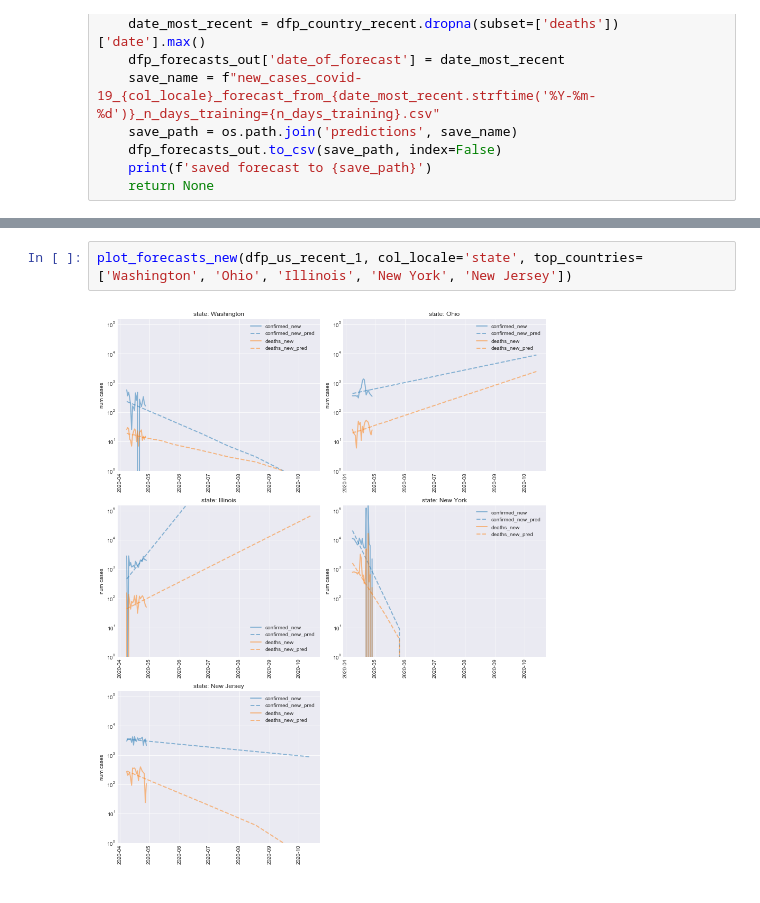
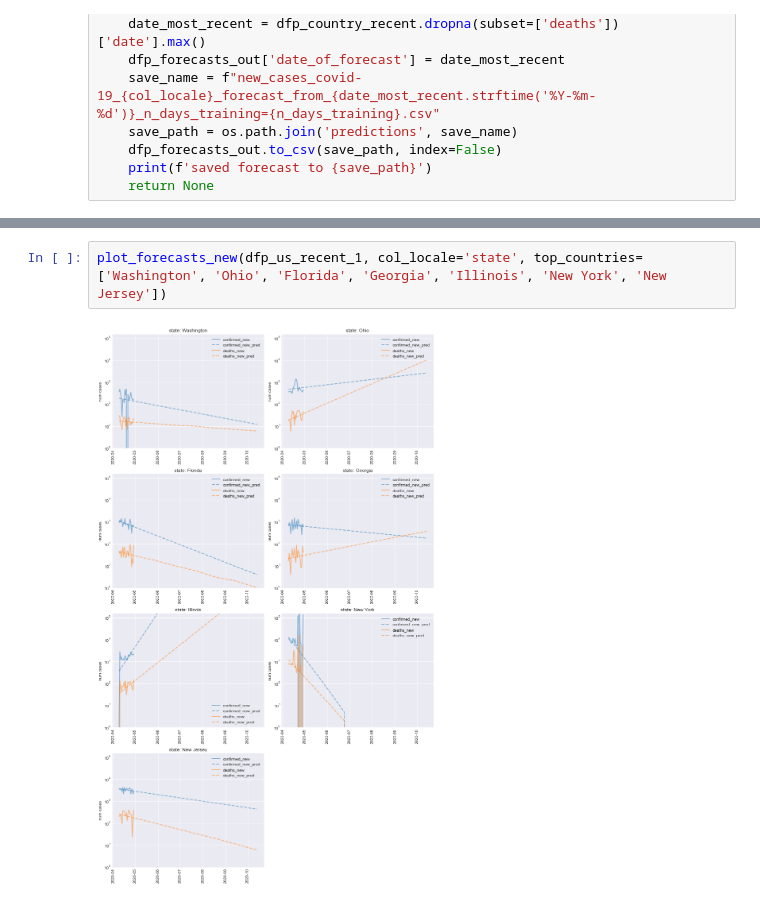
Before and after one commit to tboats/covid-19_analysis, a Jupyter notebook: analysis_covid-19.ipynb, the cells around one changed output, grey strips where cells are left out. Saved outputs shown, nothing was run; the diff lists cells and outputs as text.

```diff
--- a/analysis_covid-19.ipynb
+++ b/analysis_covid-19.ipynb
@@ -1446,7 +1446,7 @@ dfp_us_recent_1, dfp_forecasts_us_out_1 = fit_exp_new(dfp_us_g,
 # %%
-plot_forecasts_new(dfp_us_recent_1, col_locale='state', top_countries=['Washington', 'Ohio', 'Illinois', 'New York', 'New Jersey'])
+plot_forecasts_new(dfp_us_recent_1, col_locale='state', top_countries=['Washington', 'Ohio', 'Florida', 'Georgia', 'Illinois', 'New York', 'New Jersey'])
 # %% [output]
-[figure, old version]
+[figure, new version]
 # %%
 save_forecast_new(dfp_forecasts_us_out_1, dfp_us_recent_1, 'state', n_days_training=21)
 # %% [output]
```
Also changed, not shown: parts of 34 cells of this notebook, 3 other files.
